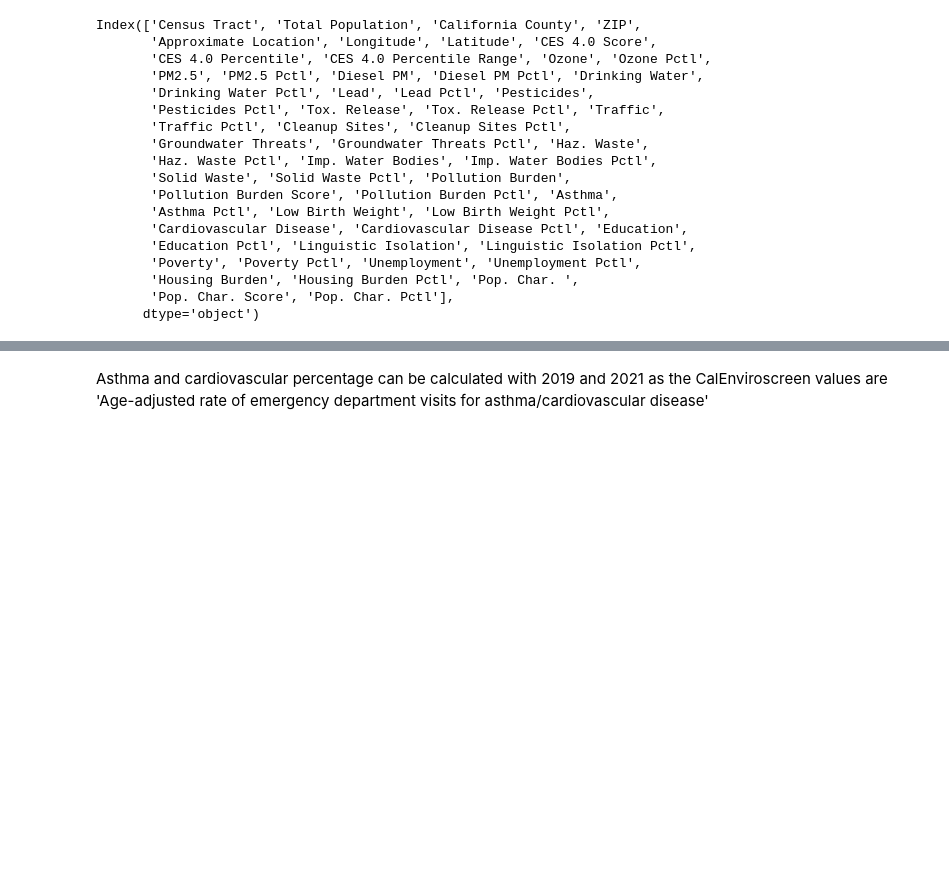
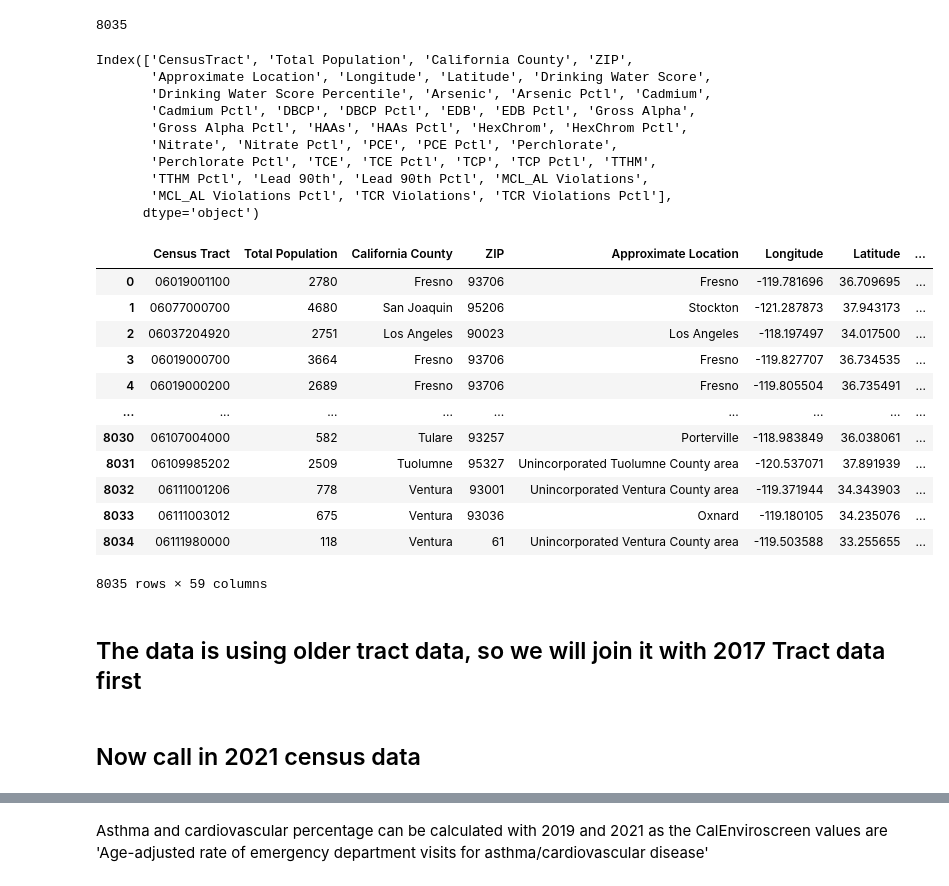
Before and after one commit to Eagle-Rock-Analytics/carb-climate-index, a Jupyter notebook: scripts/data_metric_calc/society_cal_enviroscreen_metrics.ipynb, the cells around one changed output, grey strips where cells are left out. Cells and saved outputs as stored; diff of their text form; code cells hidden in the pictures; blank space fills up the shorter version.

```diff
--- a/scripts/data_metric_calc/society_cal_enviroscreen_metrics.ipynb
+++ b/scripts/data_metric_calc/society_cal_enviroscreen_metrics.ipynb
@@ -26,7 +27,7 @@ from scripts.utils.write_metadata import append_metadata
 # %%
 # pull .xlsx from aws
 enviroscreen_excel = 's3://ca-climate-index/1_pull_data/society_economy/vulnerable_populations/ca_enviro_screen/calenviroscreen.xlsx'
-enviroscreen_data = pd.read_excel(enviroscreen_excel)
+enviroscreen_data = pd.read_excel(enviroscreen_excel,converters={'Census Tract': '{:0>11}'.format})
 # %%
 enviroscreen_data
 # %% [output]
@@ -46,21 +52,46 @@ enviroscreen_data
+# %%
+# pull .xlsx from aws
+enviroscreen_water_data = 's3://ca-climate-index/1_pull_data/society_economy/vulnerable_populations/ca_enviro_screen/ces4finaldrinkingwaterdatabytract.xlsx'
+enviroscreen_water_data = pd.read_excel(enviroscreen_water_data)
+print(len(enviroscreen_water_data))
+# %% [output]
+8035
 # %%
-enviroscreen_data.columns
+enviroscreen_water_data.columns
 # %% [output]
-Index(['Census Tract', 'Total Population', 'California County', 'ZIP',
-       'Approximate Location', 'Longitude', 'Latitude', 'CES 4.0 Score',
-       'CES 4.0 Percentile', 'CES 4.0 Percentile Range', 'Ozone', 'Ozone Pctl',
-       'PM2.5', 'PM2.5 Pctl', 'Diesel PM', 'Diesel PM Pctl', 'Drinking Water',
-       'Drinking Water Pctl', 'Lead', 'Lead Pctl', 'Pesticides',
-       'Pesticides Pctl', 'Tox. Release', 'Tox. Release Pctl', 'Traffic',
-       'Traffic Pctl', 'Cleanup Sites', 'Cleanup Sites Pctl',
-       'Groundwater Threats', 'Groundwater Threats Pctl', 'Haz. Waste',
-       'Haz. Waste Pctl', 'Imp. Water Bodies', 'Imp. Water Bodies Pctl',
-       'Solid Waste', 'Solid Waste Pctl', 'Pollution Burden',
-       'Pollution Burden Score', 'Pollution Burden Pctl', 'Asthma',
-       'Asthma Pctl', 'Low Birth Weight', 'Low Birth Weight Pctl',
-       'Cardiovascular Disease', 'Cardiovascular Disease Pctl', 'Education',
-       'Education Pctl', 'Linguistic Isolation', 'Linguistic Isolation Pctl',
-       'Poverty', 'Poverty Pctl', 'Unemployment', 'Unemployment Pctl',
-       'Housing Burden', 'Housing Burden Pctl', 'Pop. Char. ',
-       'Pop. Char. Score', 'Pop. Char. Pctl'],
+Index(['CensusTract', 'Total Population', 'California County', 'ZIP',
+       'Approximate Location', 'Longitude', 'Latitude', 'Drinking Water Score',
+       'Drinking Water Score Percentile', 'Arsenic', 'Arsenic Pctl', 'Cadmium',
+       'Cadmium Pctl', 'DBCP', 'DBCP Pctl', 'EDB', 'EDB Pctl', 'Gross Alpha',
+       'Gross Alpha Pctl', 'HAAs', 'HAAs Pctl', 'HexChrom', 'HexChrom Pctl',
+       'Nitrate', 'Nitrate Pctl', 'PCE', 'PCE Pctl', 'Perchlorate',
+       'Perchlorate Pctl', 'TCE', 'TCE Pctl', 'TCP', 'TCP Pctl', 'TTHM',
+       'TTHM Pctl', 'Lead 90th', 'Lead 90th Pctl', 'MCL_AL Violations',
+       'MCL_AL Violations Pctl', 'TCR Violations', 'TCR Violations Pctl'],
       dtype='object')
+# %%
+# Rename and isolate columns so we can merge
+# Adjust tract entries to match the base data to merge
+enviroscreen_water_data = enviroscreen_water_data.rename(columns={'CensusTract':'Census Tract'})
+enviroscreen_water_data['Census Tract'] = enviroscreen_water_data['Census Tract'].astype(str).str.zfill(11)
+enviroscreen_water_data = enviroscreen_water_data[['Census Tract', 'Drinking Water Score Percentile']]
+# %%
+# Merge the water percentile data with the rest of the enviroscreen data
+merged_enviroscreen_data = pd.merge(enviroscreen_data, enviroscreen_water_data, on='Census Tract', how='left')
+merged_enviroscreen_data
+# %% [output]
+|  | Census Tract | Total Population | California County | ZIP | Approximate Location | Longitude | Latitude | ... |
+| 0 | 06019001100 | 2780 | Fresno | 93706 | Fresno | -119.781696 | 36.709695 | ... |
+| 1 | 06077000700 | 4680 | San Joaquin | 95206 | Stockton | -121.287873 | 37.943173 | ... |
+| 2 | 06037204920 | 2751 | Los Angeles | 90023 | Los Angeles | -118.197497 | 34.017500 | ... |
+| 3 | 06019000700 | 3664 | Fresno | 93706 | Fresno | -119.827707 | 36.734535 | ... |
+| 4 | 06019000200 | 2689 | Fresno | 93706 | Fresno | -119.805504 | 36.735491 | ... |
+| ... | ... | ... | ... | ... | ... | ... | ... | ... |
+| 8030 | 06107004000 | 582 | Tulare | 93257 | Porterville | -118.983849 | 36.038061 | ... |
+| 8031 | 06109985202 | 2509 | Tuolumne | 95327 | Unincorporated Tuolumne County area | -120.537071 | 37.891939 | ... |
+| 8032 | 06111001206 | 778 | Ventura | 93001 | Unincorporated Ventura County area | -119.371944 | 34.343903 | ... |
+| 8033 | 06111003012 | 675 | Ventura | 93036 | Oxnard | -119.180105 | 34.235076 | ... |
+| 8034 | 06111980000 | 118 | Ventura | 61 | Unincorporated Ventura County area | -119.503588 | 33.255655 | ... |
+8035 rows × 59 columns
+# %% [markdown]
+## The data is using older tract data, so we will join it with 2017 Tract data first
@@ -66,0 +107,2 @@ Index(['Census Tract', 'Total Population', 'California County', 'ZIP',
+# %% [markdown]
+## Now call in 2021 census data
```
Also changed, not shown: parts of 30 cells of this notebook.
